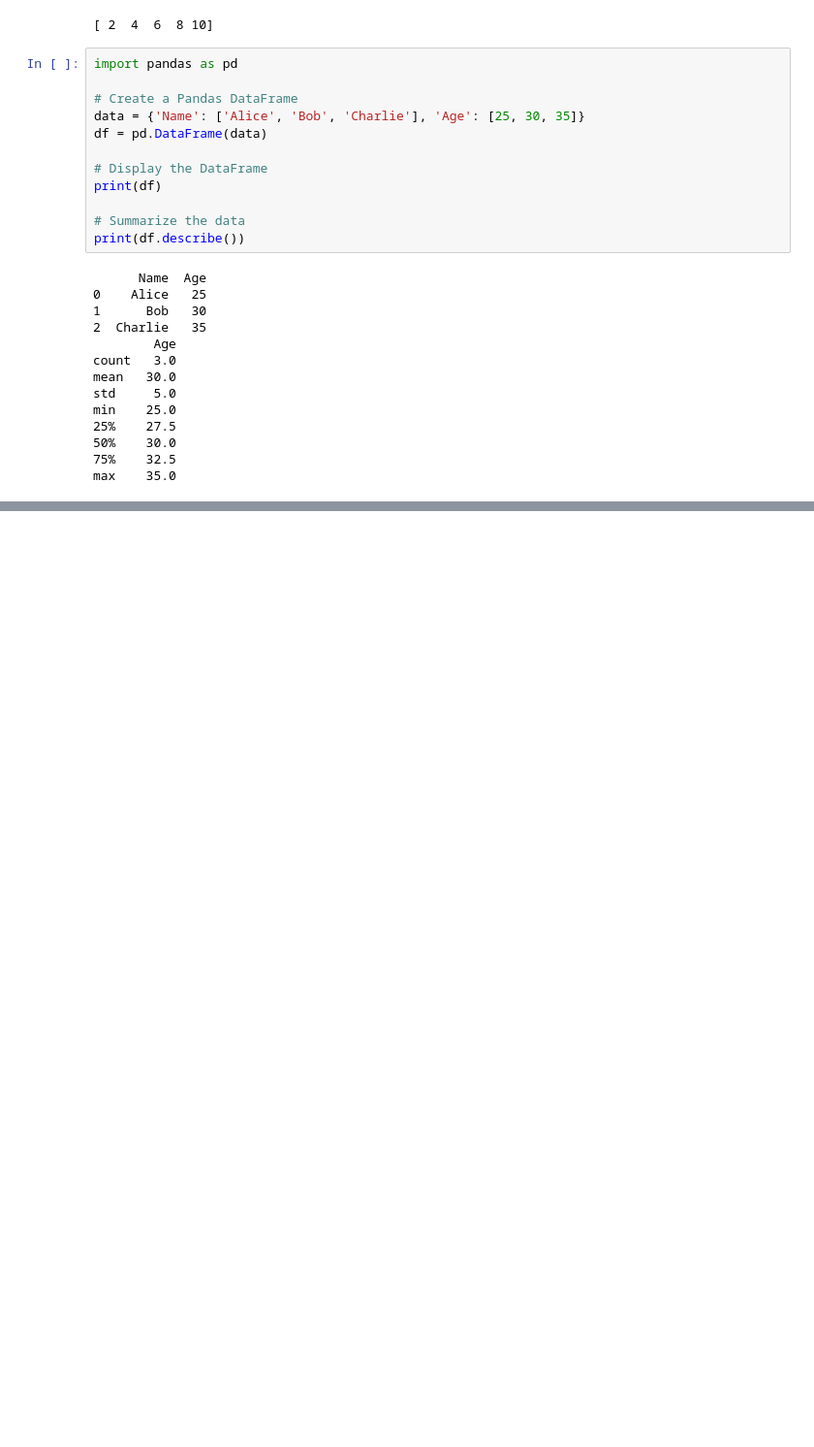
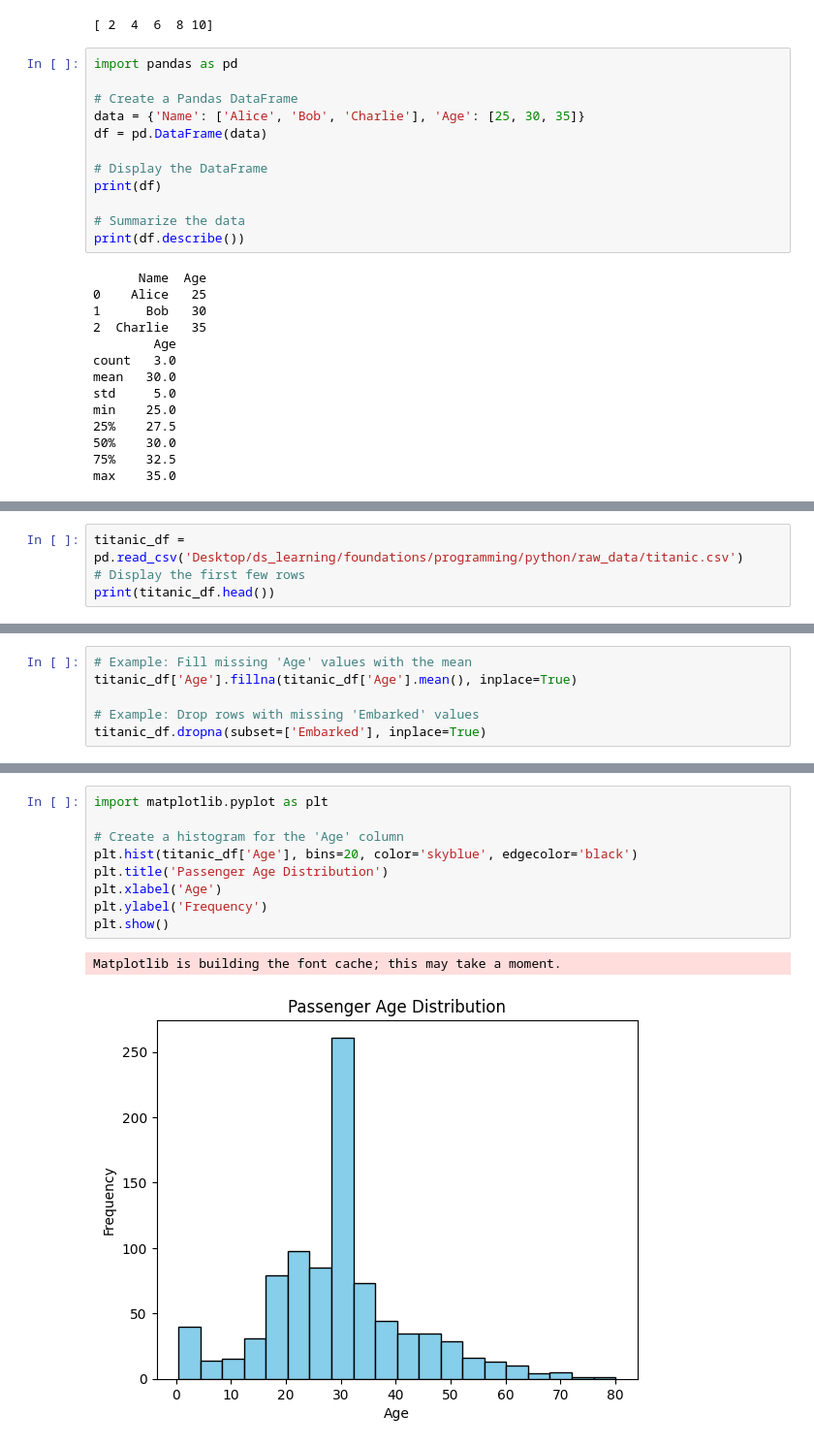
Before and after one commit to kkstudybox/ds_journey, a Jupyter notebook: python/pyStudy0.ipynb, the cells around one changed output, grey strips where cells are left out. Shown at 97% size. Cells and saved outputs as stored; diff of their text form; blank space fills up the shorter version.

Commit message:
Explored Titanic data and performed EDA

```diff
--- a/python/pyStudy0.ipynb
+++ b/python/pyStudy0.ipynb
@@ -85,0 +156,4 @@ max    35.0
+# %%
+titanic_df = pd.read_csv('Desktop/ds_learning/foundations/programming/python/raw_data/titanic.csv')
+# Display the first few rows
+print(titanic_df.head())
@@ -85,0 +225,6 @@ max    35.0
+# %%
+# Example: Fill missing 'Age' values with the mean
+titanic_df['Age'].fillna(titanic_df['Age'].mean(), inplace=True)
+
+# Example: Drop rows with missing 'Embarked' values
+titanic_df.dropna(subset=['Embarked'], inplace=True)
@@ -85,0 +255,12 @@ max    35.0
+# %%
+import matplotlib.pyplot as plt
+
+# Create a histogram for the 'Age' column
+plt.hist(titanic_df['Age'], bins=20, color='skyblue', edgecolor='black')
+plt.title('Passenger Age Distribution')
+plt.xlabel('Age')
+plt.ylabel('Frequency')
+plt.show()
+# %% [output]
+Matplotlib is building the font cache; this may take a moment.
+[figure, added]
```
Also changed, not shown: parts of 14 cells of this notebook.
